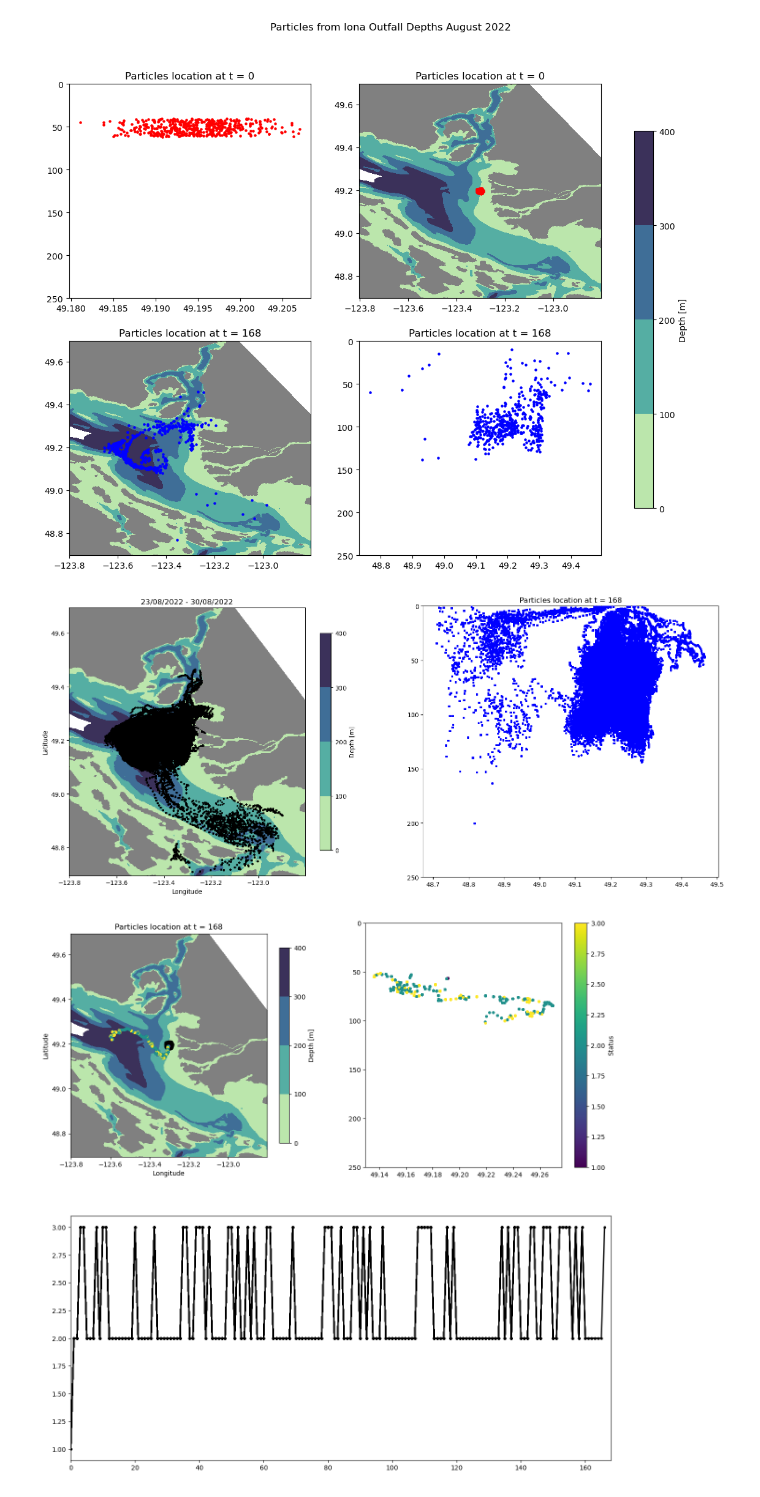
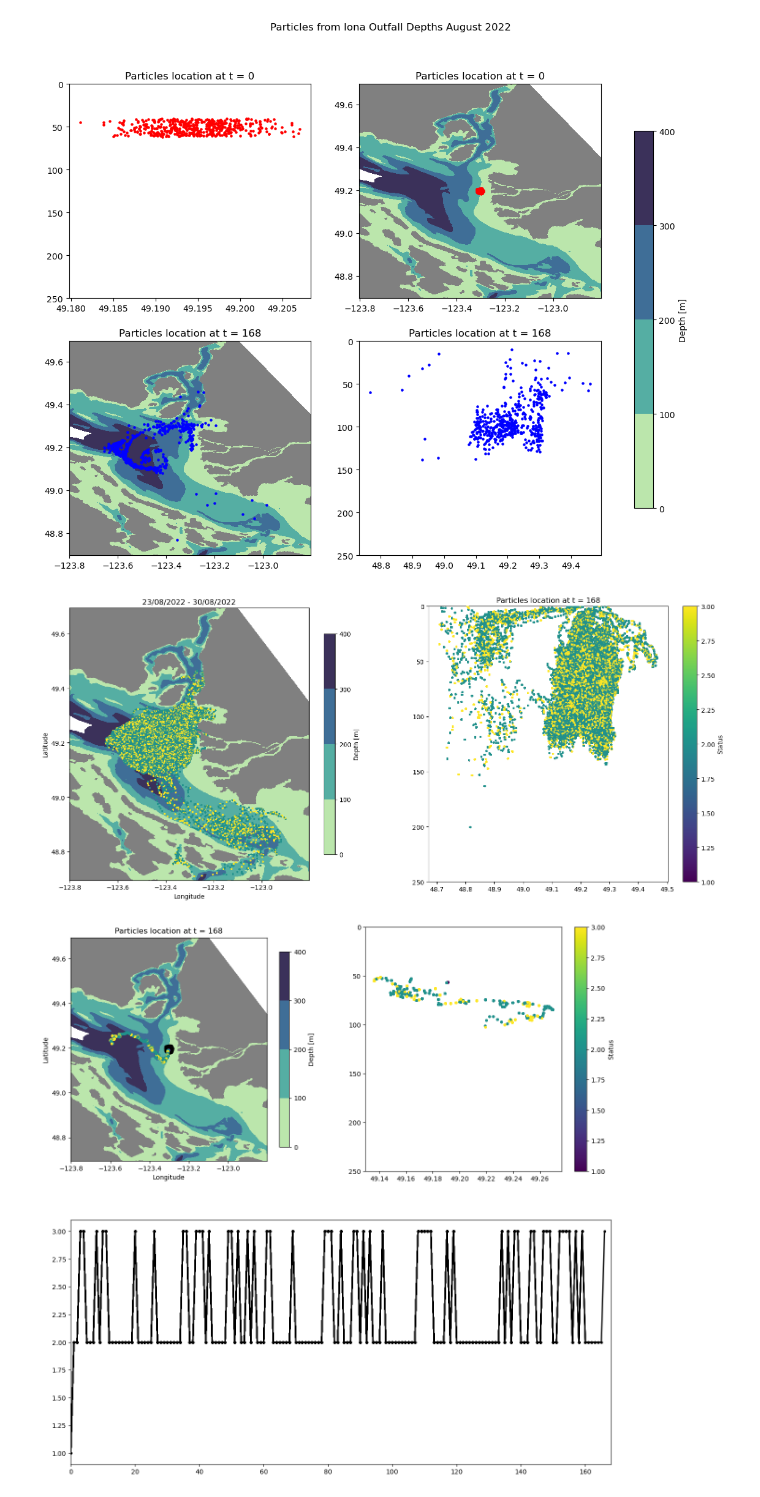
Before and after one commit to SalishSeaCast/analysis-vicente, a Jupyter notebook: Ocean_Parcels/drafts/PBDE_states.ipynb, the cells around one changed output. Cells and saved outputs as stored; diff of their text form; code cells hidden in the pictures.

```diff
--- a/Ocean_Parcels/drafts/PBDE_states.ipynb
+++ b/Ocean_Parcels/drafts/PBDE_states.ipynb
@@ -445,34 +445,38 @@ Text(0.5, 0.98, 'Particles from Iona Outfall Depths August 2022')
 # %%
 fig, ax = plt.subplots(1,2,figsize=(19, 8))
 im = ax[0].contourf(coords.nav_lon, coords.nav_lat, mask.totaldepth[:,:],zorder=1,cmap=cmap,levels=blevels)
 ax[0].contourf(coords.nav_lon, coords.nav_lat, mask.umask[0,0,:,:],zorder=2,cmap='gray',levels=[-1,0])
 ax[0].scatter(ds1.lon[:, 0], ds1.lat[:, 0],s=2, c='k')
 #ax.legend()
 ax[0].set_ylim([clat[0]-.5,clat[0]+.5])
 ax[0].set_xlim([clon[0]-.5,clon[0]+.5])
 ax[0].set_aspect(5/4.4)
 ax[1].set_ylim([250,0])
 ax[0].set_xlabel('Longitude')
 ax[0].set_ylabel('Latitude')
 ax[0].set_title('23/08/2022 - 30/08/2022')
 nmin, nmax = 0, -1
 #
 cbar = fig.colorbar(im, ax=ax[0], location='right', shrink=0.8)
 cbar.set_label('Depth [m]')
 #
 FFMpegWriter = animation.writers['ffmpeg']
 metadata = dict(title='Animation_Particles_SM', artist='Vicente',
                 comment='Particles movement (August 23-30, 2022)')
 writer = FFMpegWriter(fps=10, metadata=metadata)
 
 with writer.saving(fig, "Particle_States.mp4", 100):
     for tm in range(len(ds1.obs)):
-        s = ax[0].scatter(ds1.lon[:, nmin:tm], ds1.lat[:, nmin:tm],s=2, c='k')
-        a = ax[1].scatter(ds1.lat[:,nmin:tm],depth1[:,nmin:tm],zorder=3,c='b',s=5)
+        s = ax[0].scatter(ds1.lon[:, nmin:tm], ds1.lat[:, nmin:tm],s=2, c=ds1.status[:,nmin:tm])
+        a = ax[1].scatter(ds1.lat[:,nmin:tm],depth1[:,nmin:tm],zorder=3,c=ds1.status[:,nmin:tm],s=5)
+        if tm == 0:  # Adding colorbar only once
+            a.set_clim(ds1.status.min().values, ds1.status.max().values)
+            cb1 = fig.colorbar(a, ax=ax[1])
+            cb1.set_label('Status')
         ax[1].set_title(f'Particles location at t = ' + str(ds1.time['obs'].values[tm]+1))
         writer.grab_frame()
 # %% [output]
-[figure, old version]
+[figure, new version]
 # %%
 xx = 116
 # %%
```
Also changed, not shown: 1 other file.
